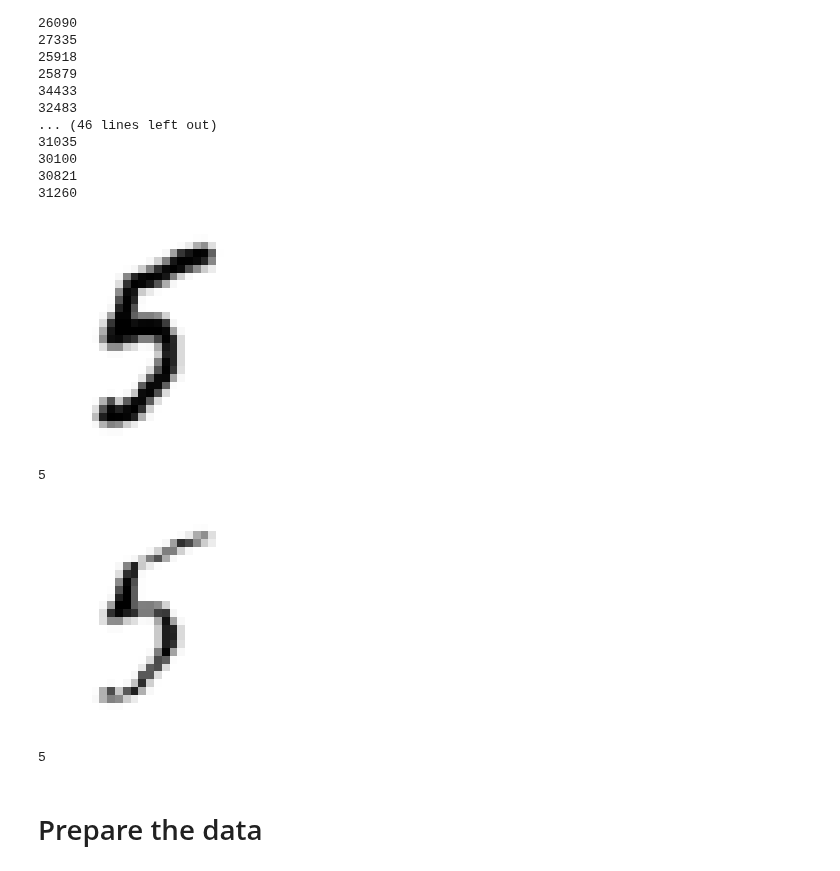
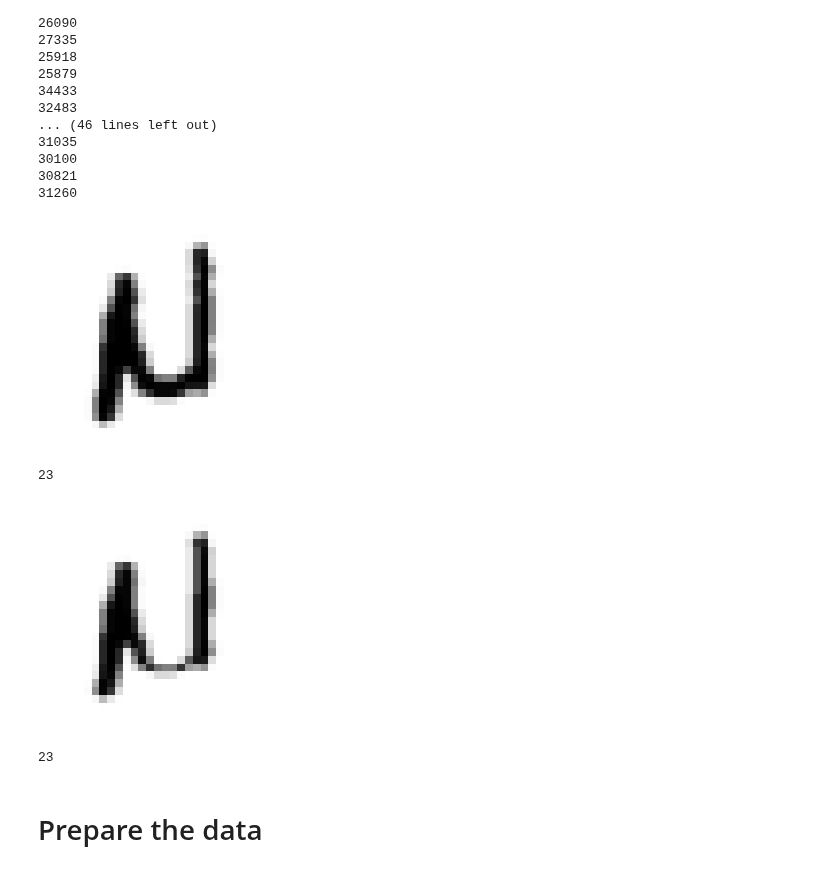
Before and after one commit to mjcart/2022-ANN-project, a Jupyter notebook: HSH/차세대반도체프로젝트경진대회.ipynb, the cells around one changed output. Drawn from its saved outputs; the diff is of its cells as text; code cells hidden in the pictures.

```diff
--- a/HSH/차세대반도체프로젝트경진대회.ipynb
+++ b/HSH/차세대반도체프로젝트경진대회.ipynb
@@ -442,22 +442,22 @@ for i in range (0,62):
 # %%
 #이승훈
 import cv2 as cv
 %matplotlib inline
 import matplotlib as mpl
 import matplotlib.pyplot as plt
-ids=10044
+ids=323445
 X_new=X_train[ids]
 y_new=y_train[ids]
 c=X_new.reshape(28,28)
 
 
 plt.imshow(c, cmap="binary")
 plt.axis('off')
 plt.show()
 print(y_new)
 # %% [output]
-[figure, old version]
+[figure, new version]
-5
+23
 # %%
 kernel_size_row = 3
 kernel_size_col = 2
@@ -478,8 +478,8 @@ plt.axis('off')
 plt.show()
 print(y_new)
 # %% [output]
-[figure, old version]
+[figure, new version]
-5
+23
 # %% [markdown]
 # Prepare the data
 # %%
```
Also changed, not shown: parts of 83 cells of this notebook.
